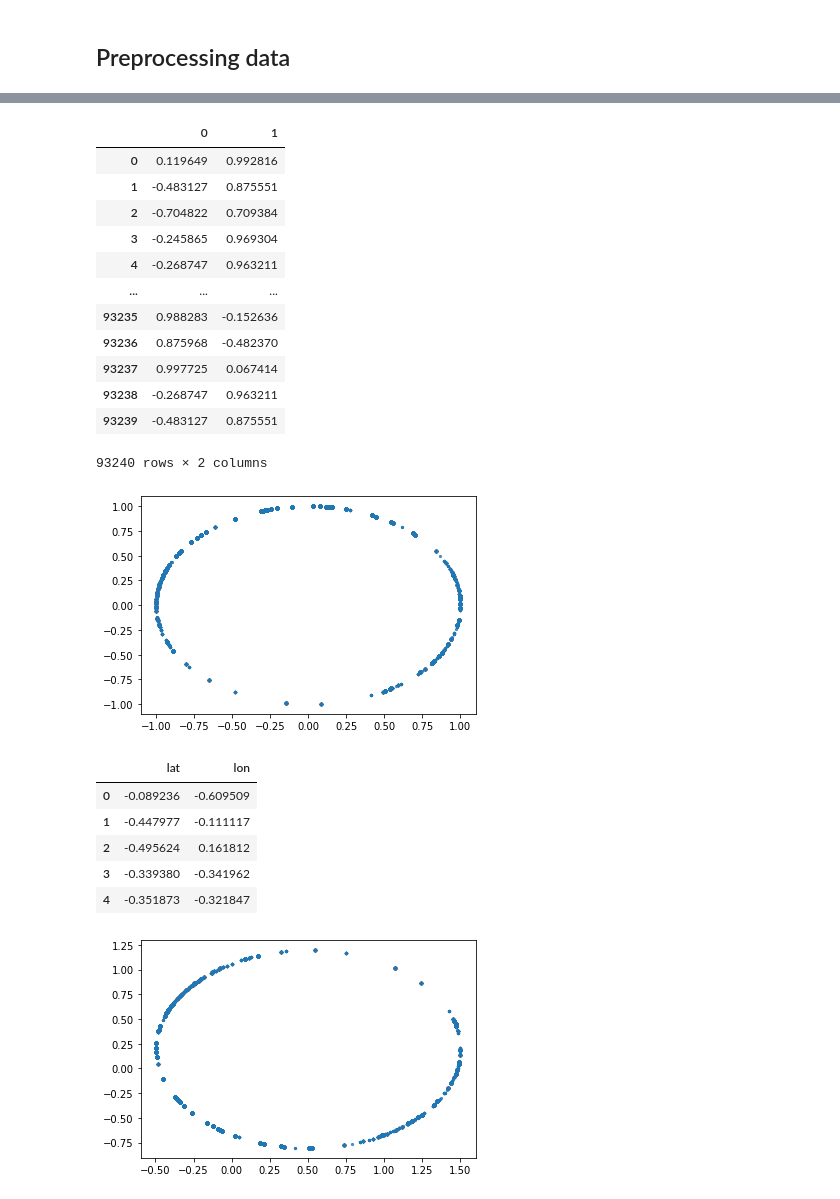
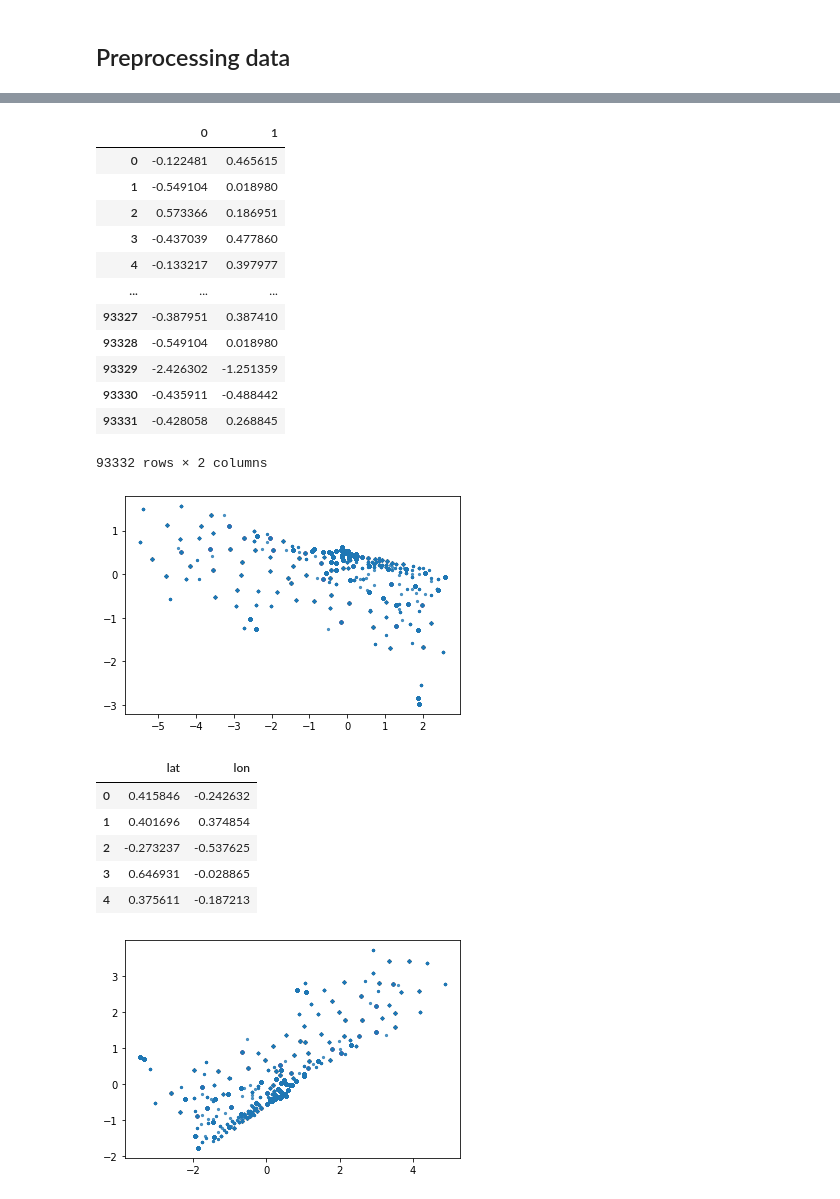
Before and after one commit to resika/ml-assignment-01-resika, a Jupyter notebook: DBSCANAnalysis.ipynb, the cells around one changed output, grey strips where cells are left out. Saved outputs shown, nothing was run; the diff lists cells and outputs as text; code cells hidden in the pictures.

```diff
--- a/DBSCANAnalysis.ipynb
+++ b/DBSCANAnalysis.ipynb
@@ -71,45 +62,47 @@ plt.show()
 # %%
+from sklearn.preprocessing import StandardScaler
+
 scaler = StandardScaler()
 x_scaled  = scaler.fit_transform(X_no_nan)
-x_normalized = normalize(x_scaled)
-x_normalized = pd.DataFrame(x_normalized)
-x_normalized
+
+x_scaled_df = pd.DataFrame(x_scaled)
+x_scaled_df
 # %% [output]
 |  | 0 | 1 |
-| 0 | 0.119649 | 0.992816 |
-| 1 | -0.483127 | 0.875551 |
-| 2 | -0.704822 | 0.709384 |
-| 3 | -0.245865 | 0.969304 |
-| 4 | -0.268747 | 0.963211 |
+| 0 | -0.122481 | 0.465615 |
+| 1 | -0.549104 | 0.018980 |
+| 2 | 0.573366 | 0.186951 |
+| 3 | -0.437039 | 0.477860 |
+| 4 | -0.133217 | 0.397977 |
 | ... | ... | ... |
-| 93235 | 0.988283 | -0.152636 |
-| 93236 | 0.875968 | -0.482370 |
-| 93237 | 0.997725 | 0.067414 |
-| 93238 | -0.268747 | 0.963211 |
-| 93239 | -0.483127 | 0.875551 |
+| 93327 | -0.387951 | 0.387410 |
+| 93328 | -0.549104 | 0.018980 |
+| 93329 | -2.426302 | -1.251359 |
+| 93330 | -0.435911 | -0.488442 |
+| 93331 | -0.428058 | 0.268845 |
-93240 rows × 2 columns
+93332 rows × 2 columns
 # %%
-plt.scatter(x_normalized[0],x_normalized[1], s=5, alpha=0.75)
+plt.scatter(x_scaled_df[0],x_scaled_df[1], s=5, alpha=0.75)
 plt.show()
 # %% [output]
-[figure, old version]
+[figure, new version]
 # %%
 pca = PCA(n_components=2)
-x_principal = pca.fit_transform(x_normalized)
+x_principal = pca.fit_transform(x_scaled_df)
 x_principal = pd.DataFrame(x_principal)
-x_principal.columns= ['lat','lon']
+x_principal.columns= ['P1','P2']
 x_principal.head()
 # %% [output]
 |  | lat | lon |
-| 0 | -0.089236 | -0.609509 |
-| 1 | -0.447977 | -0.111117 |
-| 2 | -0.495624 | 0.161812 |
-| 3 | -0.339380 | -0.341962 |
-| 4 | -0.351873 | -0.321847 |
+| 0 | 0.415846 | -0.242632 |
+| 1 | 0.401696 | 0.374854 |
+| 2 | -0.273237 | -0.537625 |
+| 3 | 0.646931 | -0.028865 |
+| 4 | 0.375611 | -0.187213 |
 # %%
-plt.scatter(x_principal['lat'],x_principal['lon'], s=5, alpha=0.75)
+plt.scatter(x_principal['P1'],x_principal['P2'], s=5, alpha=0.75)
 plt.show()
 # %% [output]
-[figure, old version]
+[figure, new version]
 # %%
 db = DBSCAN(eps=0.1, min_samples=5, n_jobs=4)
```
Also changed, not shown: parts of 8 cells of this notebook, 4 other files.
